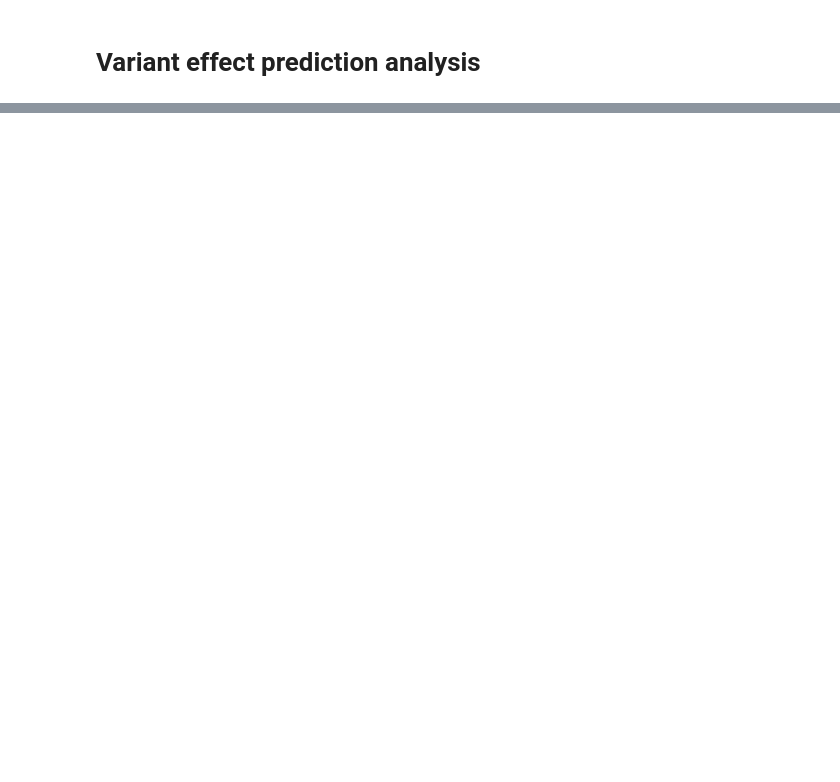
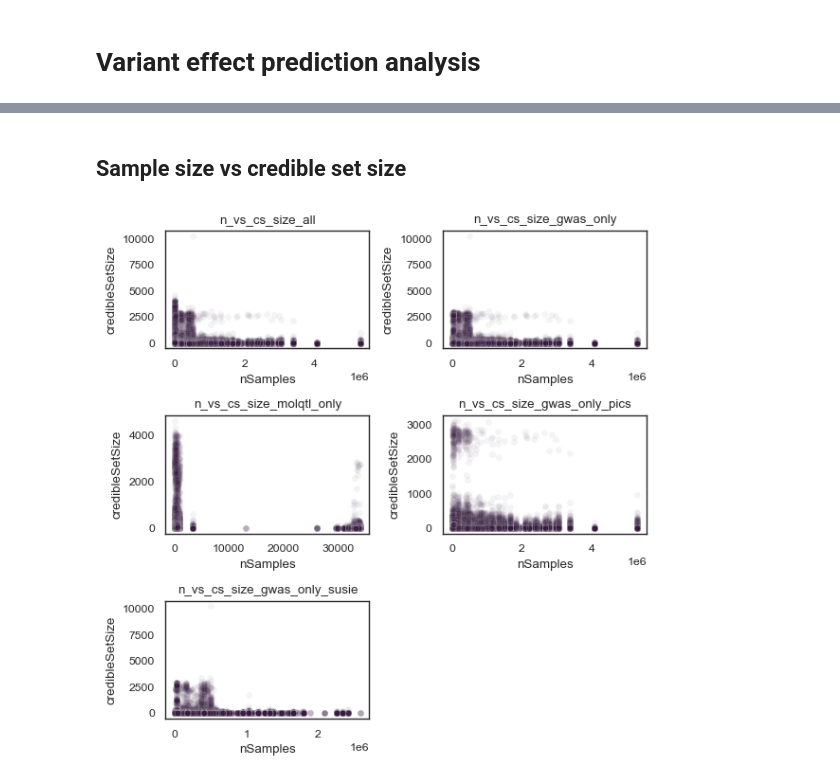
Before and after one commit to opentargets/Gentropy-manuscript, a Jupyter notebook: chapters/variant_effect_prediction/notebook.ipynb, the cells around one changed output, grey strips where cells are left out. Saved outputs shown, nothing was run; the diff lists cells and outputs as text; code cells hidden in the pictures; blank space fills up the shorter version.

```diff
--- a/chapters/variant_effect_prediction/notebook.ipynb
+++ b/chapters/variant_effect_prediction/notebook.ipynb
@@ -49,0 +228,25 @@ shape: (5, 2)
+# %% [markdown]
+## Sample size vs credible set size
+# %%
+data = df
+data2 = df.filter(pl.col("studyType") == "gwas")
+data3 = df.filter(pl.col("studyType") != "gwas")
+data4 = df.filter(pl.col("studyType") == "gwas").filter(pl.col("finemappingMethod") == "PICS")
+data5 = df.filter(pl.col("studyType") == "gwas").filter(pl.col("finemappingMethod") != "PICS")
+
+fig = plt.figure(figsize=(6, 6))
+ax1 = plt.subplot(3, 2, 1)
+ax2 = plt.subplot(3, 2, 2)
+ax3 = plt.subplot(3, 2, 3)
+ax4 = plt.subplot(3, 2, 4)
+ax5 = plt.subplot(3, 2, 5)
+plot_n_vs_cs_size(data, ax1).set_title("n_vs_cs_size_all")
+plot_n_vs_cs_size(data2, ax2).set_title("n_vs_cs_size_gwas_only")
+plot_n_vs_cs_size(data3, ax3).set_title("n_vs_cs_size_molqtl_only")
+plot_n_vs_cs_size(data4, ax4).set_title("n_vs_cs_size_gwas_only_pics")
+plot_n_vs_cs_size(data5, ax5).set_title("n_vs_cs_size_gwas_only_susie")
+fig.tight_layout()
+
+plt.show()
+# %% [output]
+[figure, added]
```
Also changed, not shown: parts of 16 cells of this notebook, 3 other files.
